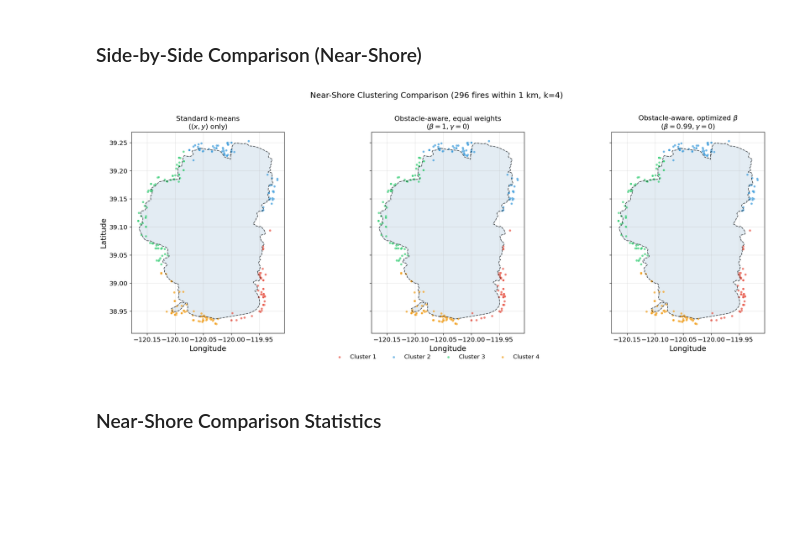
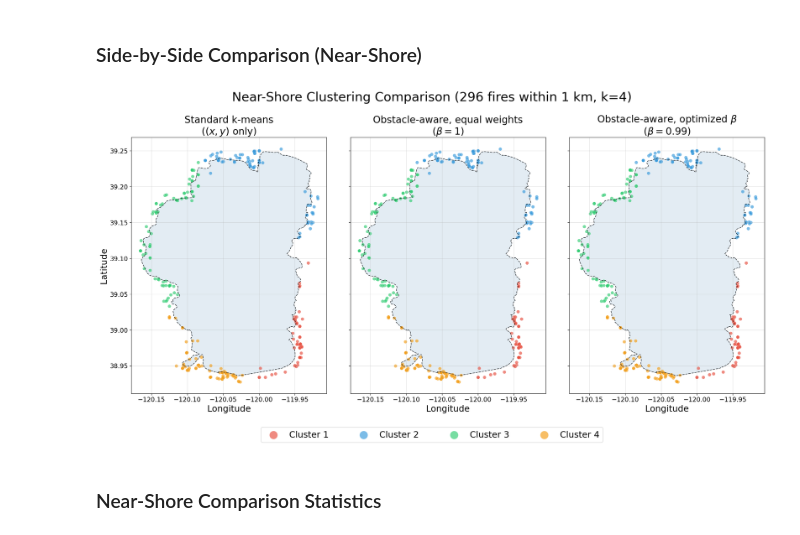
Before and after one commit to Michele-75/obstacle-aware-clustering, a Jupyter notebook: notebooks/02_tahoe_wildfires_clustered.ipynb, the cells around one changed output. Drawn from its saved outputs; the diff is of its cells as text; code cells hidden in the pictures; blank space fills up the shorter version.

```diff
--- a/notebooks/02_tahoe_wildfires_clustered.ipynb
+++ b/notebooks/02_tahoe_wildfires_clustered.ipynb
@@ -1147,8 +1202,5 @@ Tahoe's near-shore $J$ surface has its minimum at a low $\beta$ value (close to
 # %%
-# Selected based on the J / span plot above.
-# Tahoe near-shore: J wants small beta (s doesn't help here). We use beta=0.97
-# for comparability with the basin analysis.
-opt_beta_near = 0.99
+opt_beta_near = j_min_beta_near   # the grid's J-minimum (~0.99)
 
 model_near_opt = ObstacleKMeans(
     k=k, boundary=boundary,
@@ -1160,9 +1212,9 @@ labels_near_opt = model_near_opt.labels_
 
 spans_near_opt = [arc_length_span(s_near[labels_near_opt == c]) for c in range(k)]
 
-print(f'Selected beta: {opt_beta_near}')
-print(f'(J-minimum on grid was at beta = {j_min_beta_near:.4f})')
-print(f'\nCluster sizes:')
+print(f'Optimized beta: {opt_beta_near:.4f}')
+print(f'(equal to the grid J-minimum at beta = {j_min_beta_near:.4f})')
+print('\nCluster sizes:')
 for i in range(k):
     print(f'  Cluster {i+1}: {np.sum(labels_near_opt == i)} fires')
 print(f'\nMean arc-length span: {np.mean(spans_near_opt):.4f}')
@@ -1206,46 +1258,59 @@ Near-shore labels aligned to basin reference.
 # %% [markdown]
 ### Side-by-Side Comparison (Near-Shore)
 # %%
-fig, axes = plt.subplots(1, 3, figsize=(20, 7), sharex=True, sharey=True)
+fig, axes = plt.subplots(1, 3, figsize=(20, 9.5), sharex=True, sharey=True)
 
 for ax, labels, title in [
     (axes[0], labels_near_std_aligned, 'Standard k-means\n($(x, y)$ only)'),
     (axes[1], labels_near_eq_aligned,
-     r'Obstacle-aware, equal weights' + '\n' + r'($\beta = 1, \gamma = 0$)'),
+     r'Obstacle-aware, equal weights' + '\n' + r'($\beta = 1$)'),
     (axes[2], labels_near_opt_aligned,
      r'Obstacle-aware, optimized $\beta$' + '\n' +
-     rf'($\beta = {opt_beta_near}, \gamma = 0$)'),
+     rf'($\beta = {opt_beta_near:.2f}$)'),
 ]:
+    # Boundary
     ax.plot(spline_pts[:, 0], spline_pts[:, 1], color='black', linestyle='--',
             linewidth=1.2, alpha=0.7)
     ax.fill(spline_pts[:, 0], spline_pts[:, 1], alpha=0.15, color='steelblue')
 
+    # Fires colored by cluster
     for i in range(k):
         mask = labels == i
         ax.scatter(fires_near['LONGITUDE'].values[mask],
                    fires_near['LATITUDE'].values[mask],
-                   c=CLUSTER_COLORS[i], s=18, alpha=0.7,
-                   label=f'Cluster {i+1}', edgecolors='white', linewidth=0.3)
+                   c=CLUSTER_COLORS[i], s=45, alpha=0.65,
+                   label=f'Cluster {i+1}', edgecolors='white', linewidth=0.2)
 
-    ax.set_title(title, fontsize=13)
-    ax.set_xlabel('Longitude')
+    ax.set_title(title, fontsize=20)
+    ax.set_xlabel('Longitude', fontsize=18)
     ax.set_aspect('equal')
-    ax.grid(True, alpha=0.3)
 
-axes[0].set_ylabel('Latitude')
+    # Gridlines and labels every 0.05 on both axes
+    ax.xaxis.set_major_locator(MultipleLocator(0.05))
+    ax.yaxis.set_major_locator(MultipleLocator(0.05))
+    ax.grid(which='major', alpha=0.4)
 
+    ax.tick_params(axis='both', which='major', labelsize=13)
+
+axes[0].set_ylabel('Latitude', fontsize=18)
+
+# Larger legend, pushed further below the panels
 handles, leg_labels = axes[0].get_legend_handles_labels()
 fig.legend(handles, leg_labels, loc='lower center', ncol=k,
-           bbox_to_anchor=(0.5, -0.02), frameon=False, fontsize=11)
+           bbox_to_anchor=(0.5, -0.04), frameon=True, fontsize=18,
+           markerscale=2.5, columnspacing=3.0, handletextpad=0.8)
 
 fig.suptitle(
     f'Near-Shore Clustering Comparison '
     f'({n_near} fires within {threshold_km} km, k={k})',
-    fontsize=15, y=1.00
+    fontsize=26, y=1.03
 )
-plt.tight_layout()
+
+# Reserve bottom room for the legend; pull panels close together
+plt.tight_layout(rect=[0, 0.10, 1, 0.97])
+plt.subplots_adjust(wspace=0.01)
 plt.show()
 # %% [output]
-[figure, old version]
+[figure, new version]
 # %% [markdown]
 ### Near-Shore Comparison Statistics
```
Also changed, not shown: parts of 42 cells of this notebook, 1 other file.
